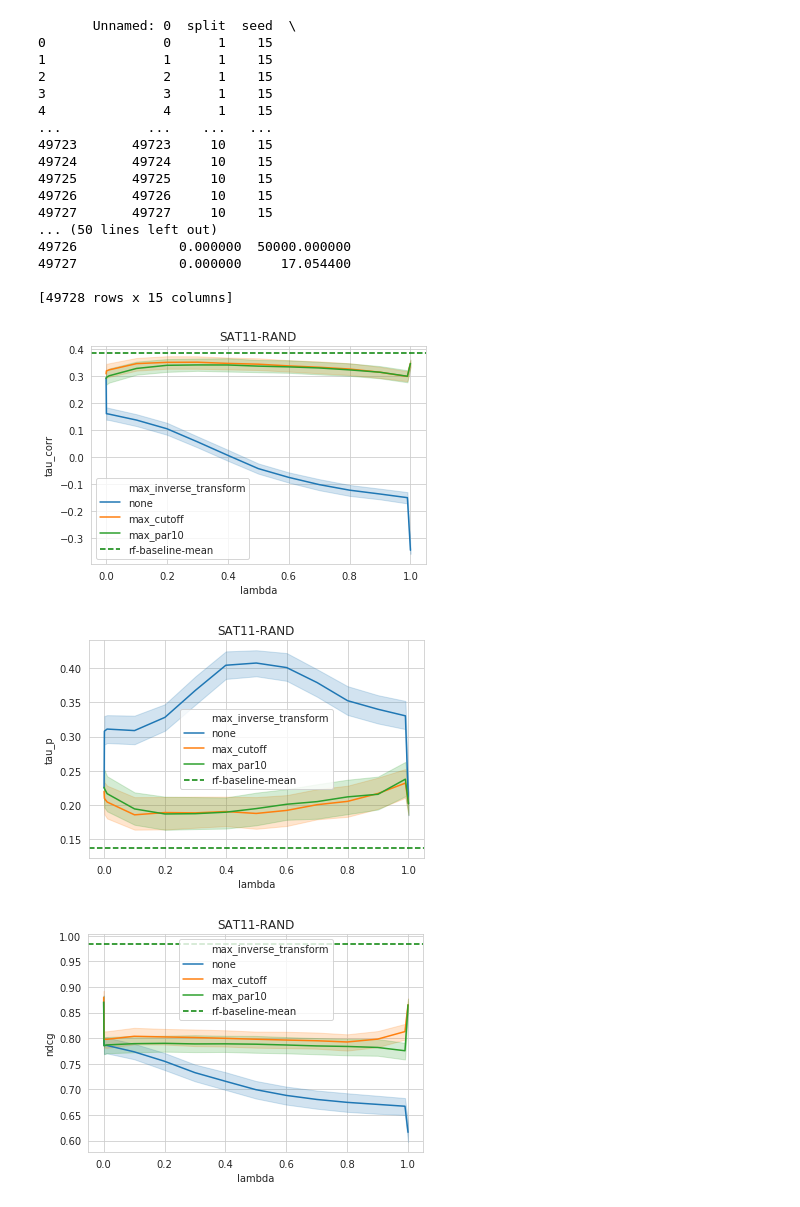
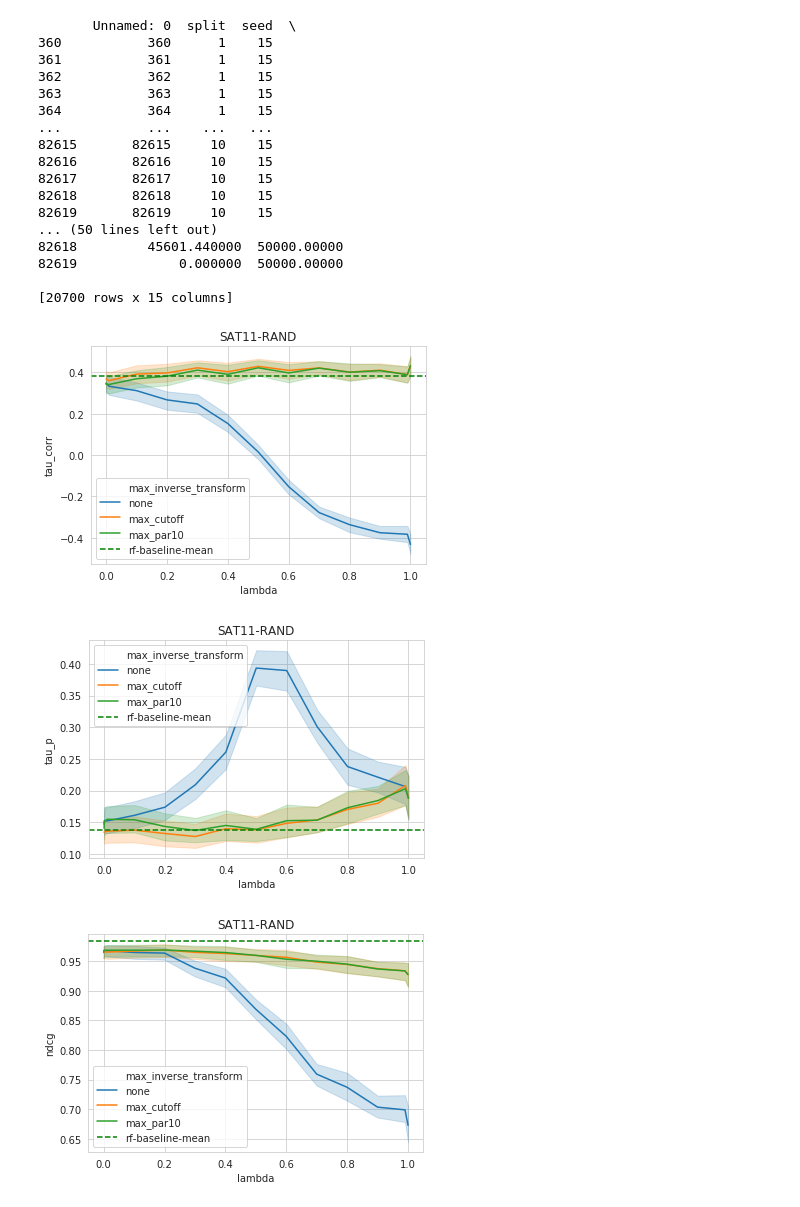
Before and after one commit to JonasHanselle/CoRRAS, a Jupyter notebook: Untitled.ipynb, the cells around one changed output. Drawn from its saved outputs; the diff is of its cells as text; code cells hidden in the pictures.

```diff
--- a/Untitled.ipynb
+++ b/Untitled.ipynb
@@ -25,7 +25,7 @@ figures_path = "./figures/progression-plots/"
 scenario_names = ["SAT11-RAND", "MIP-2016",
                   "CSP-2010", "SAT11-INDU", "SAT11-HAND"]
 use_quadratic_transform_values = [False]
-use_max_inverse_transform_values = ["max_cutoff"]
+use_max_inverse_transform_values = ["max_cutoff", "none", "max_par10"]
 # scale_target_to_unit_interval_values = [True, False]
 scale_target_to_unit_interval_values = [True]
 seed = 15
@@ -53,54 +53,53 @@ for scenario_name, use_quadratic_transform, use_max_inverse_transform, scale_tar
             evaluations_path + "corras-pl-log-linear-" + scenario_name + ".csv")
     except:
         print("Scenario " + scenario_name +
               " not found in corras evaluation data!")
         continue
-    current_frame = corras.loc[(corras["seed"] == seed) & (corras["quadratic_transform"] == use_quadratic_transform) & (
-    corras["max_inverse_transform"] == use_max_inverse_transform) & (corras["scale_to_unit_interval"] == scale_target_to_unit_interval)]
+    current_frame = corras.loc[(corras["seed"] == seed) & (
+    corras["quadratic_transform"] == use_quadratic_transform) & (corras["scale_to_unit_interval"] == scale_target_to_unit_interval)]
 
-    # plot average kendall tau
-    print(df_corras[:])
-    for measure in df_corras.columns[8:]:
+    print(current_frame[:])
+    for measure in current_frame.columns[8:]:
         plt.clf()
         # bp = sns.boxplot(x="lambda", y=measure, hue="epsilon", data=df_corras)
         # bp = sns.boxplot(x="lambda", y=measure, data=df_corras)
         # if df_baseline is not None:
         #     bp.axes.axhline(df_baseline[measure].mean(), c="g", ls="--", label="rf-baseline-mean")
         # plt.title(scenario_name)
         # plt.legend()
         # plt.savefig(figures_path+scenario_name+"-" + measure +"-boxplot.pdf")
 
-    for measure in df_corras.columns[8:]:
+    for measure in current_frame.columns[8:]:
         plt.clf()
         # bp = sns.lineplot(x="lambda", y=measure, hue="epsilon", data=df_corras, palette=sns.color_palette("Set1", len(pd.unique(df_corras["epsilon"]))))
         # g = sns.FacetGrid(df_corras, col="max_inverse_transform")
         # g.map(sns.lineplot, "lambda", measure)
-        lp = sns.lineplot(x="lambda", y=measure, hue="max_inverse_transform", data=df_corras)
+        lp = sns.lineplot(x="lambda", y=measure, hue="max_inverse_transform", data=current_frame)
         if df_baseline is not None:
             lp.axes.axhline(df_baseline[measure].mean(
             ), c="g", ls="--", label="rf-baseline-mean")
         plt.title(scenario_name)
         plt.legend()
-        plt.savefig(figures_path + scenario_name + "-" + params_string + "-" + measure + "-lineplot.pdf")
+        plt.savefig(figures_path + scenario_name + "-" + params_string.replace(".","_") + "-" + measure + "-lineplot-mi.pdf")
         plt.show()
 # %% [output]
        Unnamed: 0  split  seed  \
-0               0      1    15
-1               1      1    15
-2               2      1    15
-3               3      1    15
-4               4      1    15
+360           360      1    15
+361           361      1    15
+362           362      1    15
+363           363      1    15
+364           364      1    15
 ...           ...    ...   ...
-49723       49723     10    15
-49724       49724     10    15
-49725       49725     10    15
-49726       49726     10    15
-49727       49727     10    15
+82615       82615     10    15
+82616       82616     10    15
+82617       82617     10    15
+82618       82618     10    15
+82619       82619     10    15
 ... (50 lines left out)
-49726             0.000000  50000.000000
-49727             0.000000     17.054400
+82618         45601.440000  50000.00000
+82619             0.000000  50000.00000
 
-[49728 rows x 15 columns]
+[20700 rows x 15 columns]
-[figure, old version]
+[figure, new version]
-[figure, old version]
+[figure, new version]
-[figure, old version]
+[figure, new version]
```
Also changed, not shown: parts of 1 cell of this notebook, 8 other files.
